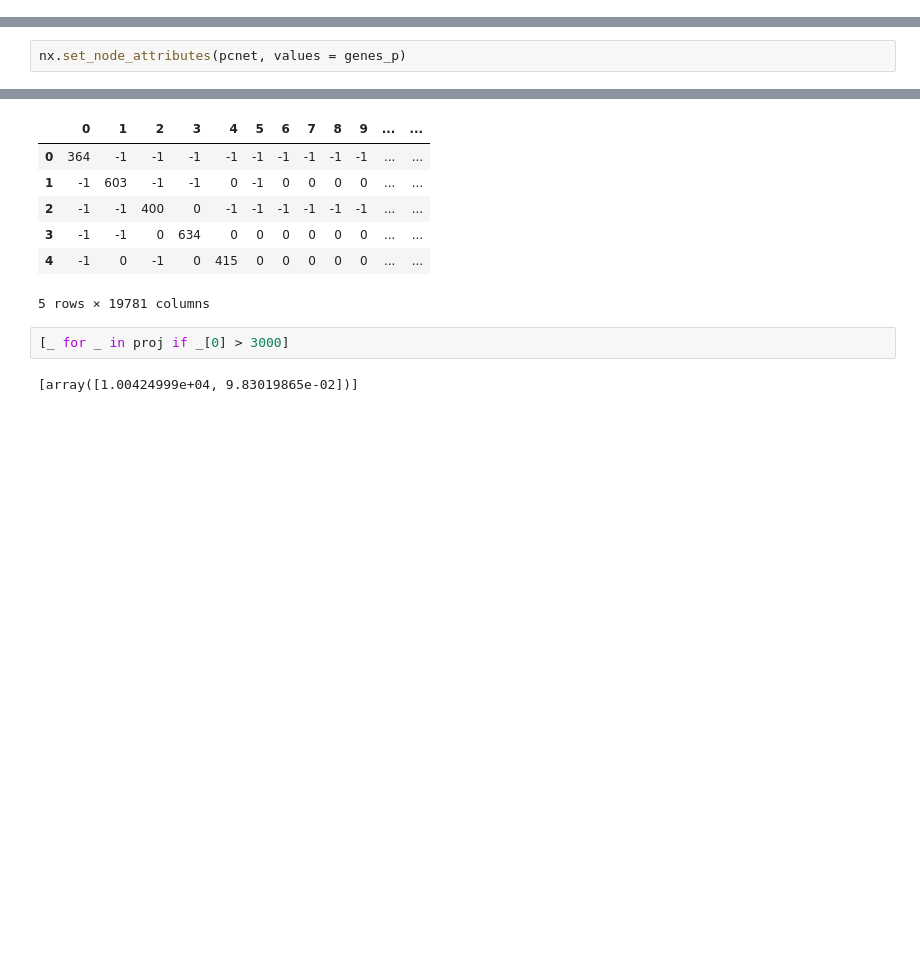
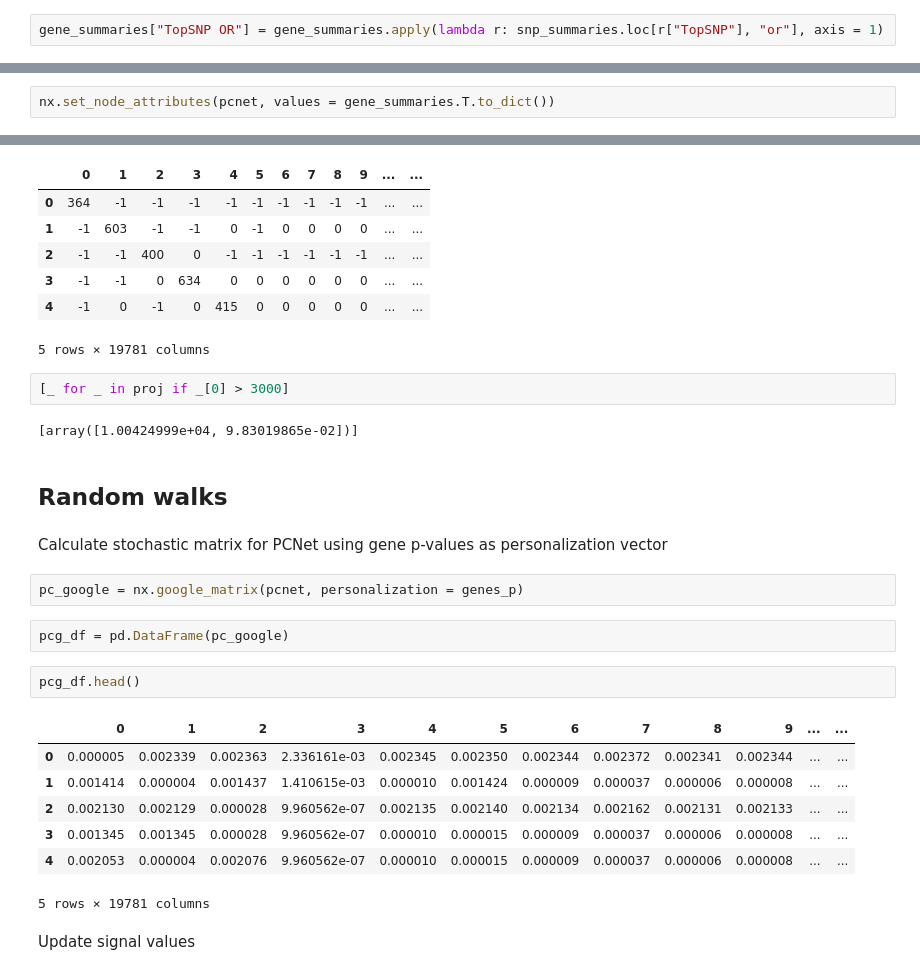
Before and after one commit to kkchau/NetGWAS, a Jupyter notebook: work/NetworkGWAS.ipynb, the cells around one changed output, grey strips where cells are left out. Drawn from its saved outputs; the diff is of its cells as text; blank space fills up the shorter version.

Commit message:
random walks, heat, log odds posterior

```diff
--- a/work/NetworkGWAS.ipynb
+++ b/work/NetworkGWAS.ipynb
@@ -62,3 +38,5 @@ gene_class = [1 if g in genes_p and genes_p[g]["Pvalue"] <= 0.00000005 else 0 fo
 # %%
 pclap = nx.laplacian_matrix(pcnet)
+# %%
+gene_summaries["TopSNP OR"] = gene_summaries.apply(lambda r: snp_summaries.loc[r["TopSNP"], "or"], axis = 1)
 # %% [markdown]
@@ -66,5 +44,5 @@ pclap = nx.laplacian_matrix(pcnet)
 # %%
-nx.set_node_attributes(pcnet, values = genes_p)
+nx.set_node_attributes(pcnet, values = gene_summaries.T.to_dict())
 # %% [markdown]
 ## Community detection
 
@@ -187,3 +132,23 @@ pclap_df.head()
 [_ for _ in proj if _[0] > 3000]
 # %% [output]
 [array([1.00424999e+04, 9.83019865e-02])]
+# %% [markdown]
+## Random walks
+# %% [markdown]
+Calculate stochastic matrix for PCNet using gene p-values as personalization vector
+# %%
+pc_google = nx.google_matrix(pcnet, personalization = genes_p)
+# %%
+pcg_df = pd.DataFrame(pc_google)
+# %%
+pcg_df.head()
+# %% [output]
+|  | 0 | 1 | 2 | 3 | 4 | 5 | 6 | 7 | 8 | 9 | ... | ... |
+| 0 | 0.000005 | 0.002339 | 0.002363 | 2.336161e-03 | 0.002345 | 0.002350 | 0.002344 | 0.002372 | 0.002341 | 0.002344 | ... | ... |
+| 1 | 0.001414 | 0.000004 | 0.001437 | 1.410615e-03 | 0.000010 | 0.001424 | 0.000009 | 0.000037 | 0.000006 | 0.000008 | ... | ... |
+| 2 | 0.002130 | 0.002129 | 0.000028 | 9.960562e-07 | 0.002135 | 0.002140 | 0.002134 | 0.002162 | 0.002131 | 0.002133 | ... | ... |
+| 3 | 0.001345 | 0.001345 | 0.000028 | 9.960562e-07 | 0.000010 | 0.000015 | 0.000009 | 0.000037 | 0.000006 | 0.000008 | ... | ... |
+| 4 | 0.002053 | 0.000004 | 0.002076 | 9.960562e-07 | 0.000010 | 0.000015 | 0.000009 | 0.000037 | 0.000006 | 0.000008 | ... | ... |
+5 rows × 19781 columns
+# %% [markdown]
+Update signal values
```
Also changed, not shown: parts of 34 cells of this notebook, 1 other file.
